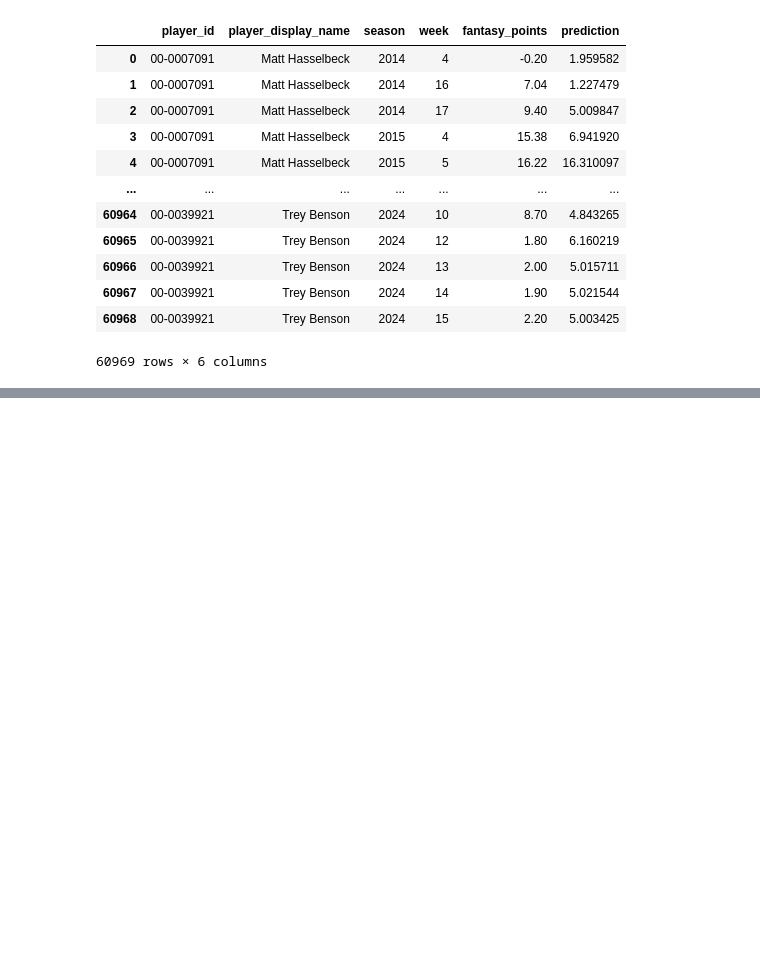
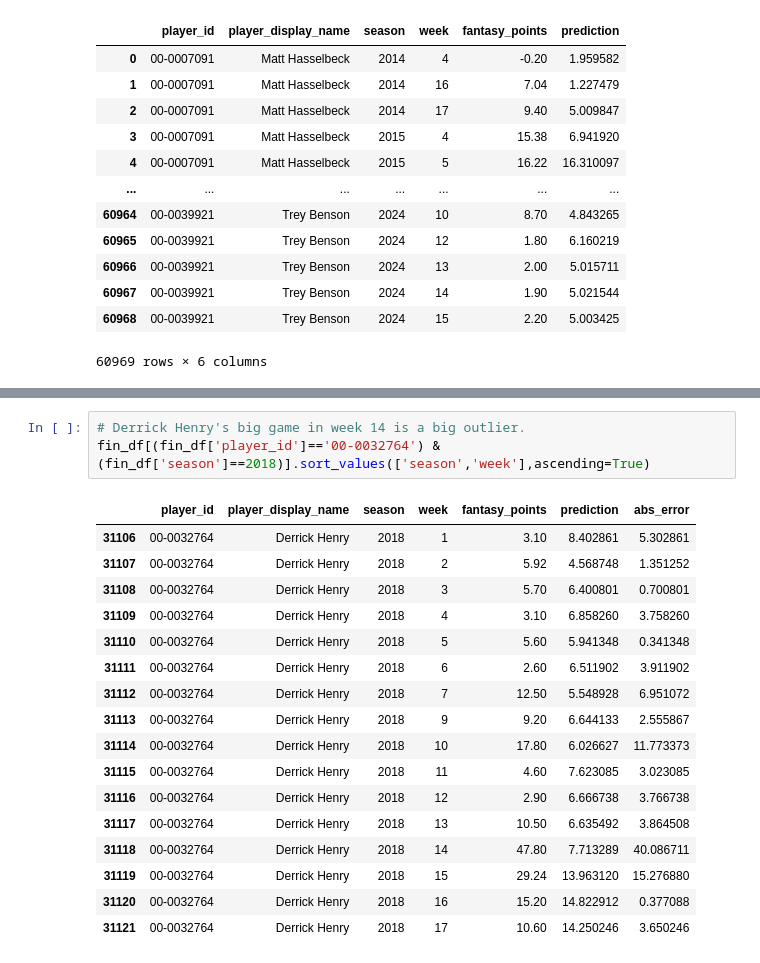
Before and after one commit to ryanapierce/fantasy-football-assistant, a Jupyter notebook: model_analysis/mlp_data_analysis.ipynb, the cells around one changed output, grey strips where cells are left out. Saved outputs shown, nothing was run; the diff lists cells and outputs as text; blank space fills up the shorter version.

```diff
--- a/model_analysis/mlp_analysis.ipynb
+++ b/model_analysis/mlp_data_analysis.ipynb
@@ -223,0 +280,21 @@ fin_df[fin_df['player_id']=='00-0039040'].sort_values(['season','week'],ascendin
+# %%
+# Derrick Henry's big game in week 14 is a big outlier.
+fin_df[(fin_df['player_id']=='00-0032764') & (fin_df['season']==2018)].sort_values(['season','week'],ascending=True)
+# %% [output]
+|  | player_id | player_display_name | season | week | fantasy_points | prediction | abs_error |
+| 31106 | 00-0032764 | Derrick Henry | 2018 | 1 | 3.10 | 8.402861 | 5.302861 |
+| 31107 | 00-0032764 | Derrick Henry | 2018 | 2 | 5.92 | 4.568748 | 1.351252 |
+| 31108 | 00-0032764 | Derrick Henry | 2018 | 3 | 5.70 | 6.400801 | 0.700801 |
+| 31109 | 00-0032764 | Derrick Henry | 2018 | 4 | 3.10 | 6.858260 | 3.758260 |
+| 31110 | 00-0032764 | Derrick Henry | 2018 | 5 | 5.60 | 5.941348 | 0.341348 |
+| 31111 | 00-0032764 | Derrick Henry | 2018 | 6 | 2.60 | 6.511902 | 3.911902 |
+| 31112 | 00-0032764 | Derrick Henry | 2018 | 7 | 12.50 | 5.548928 | 6.951072 |
+| 31113 | 00-0032764 | Derrick Henry | 2018 | 9 | 9.20 | 6.644133 | 2.555867 |
+| 31114 | 00-0032764 | Derrick Henry | 2018 | 10 | 17.80 | 6.026627 | 11.773373 |
+| 31115 | 00-0032764 | Derrick Henry | 2018 | 11 | 4.60 | 7.623085 | 3.023085 |
+| 31116 | 00-0032764 | Derrick Henry | 2018 | 12 | 2.90 | 6.666738 | 3.766738 |
+| 31117 | 00-0032764 | Derrick Henry | 2018 | 13 | 10.50 | 6.635492 | 3.864508 |
+| 31118 | 00-0032764 | Derrick Henry | 2018 | 14 | 47.80 | 7.713289 | 40.086711 |
+| 31119 | 00-0032764 | Derrick Henry | 2018 | 15 | 29.24 | 13.963120 | 15.276880 |
+| 31120 | 00-0032764 | Derrick Henry | 2018 | 16 | 15.20 | 14.822912 | 0.377088 |
+| 31121 | 00-0032764 | Derrick Henry | 2018 | 17 | 10.60 | 14.250246 | 3.650246 |
```
Also changed, not shown: parts of 7 cells of this notebook, 8 other files.
